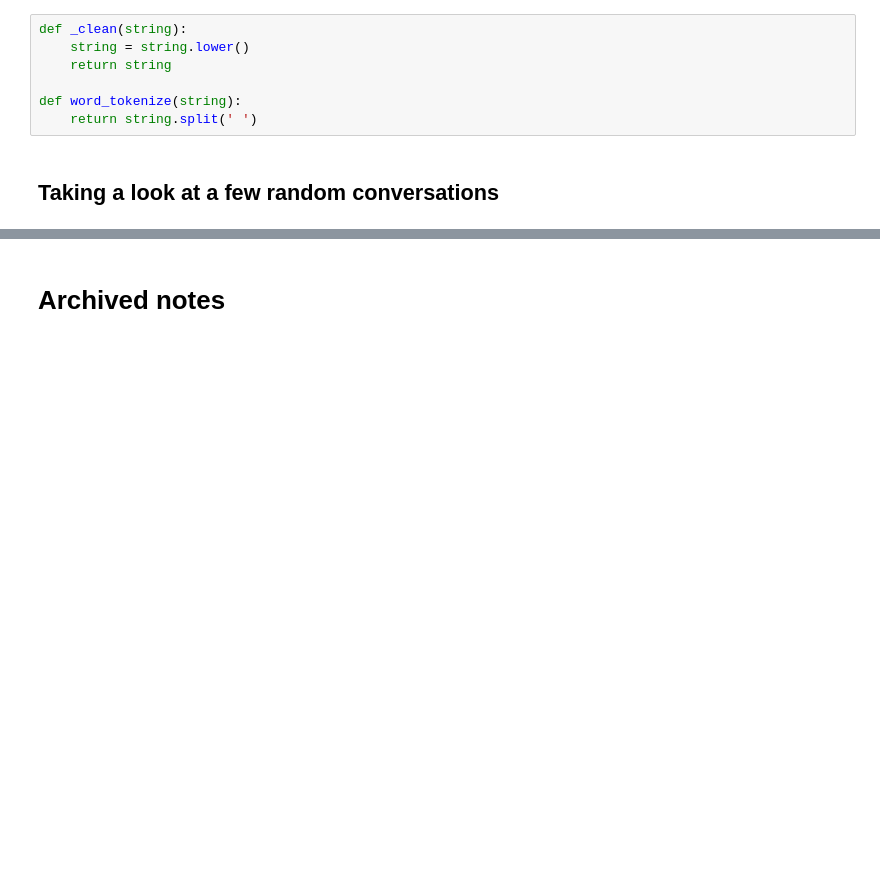
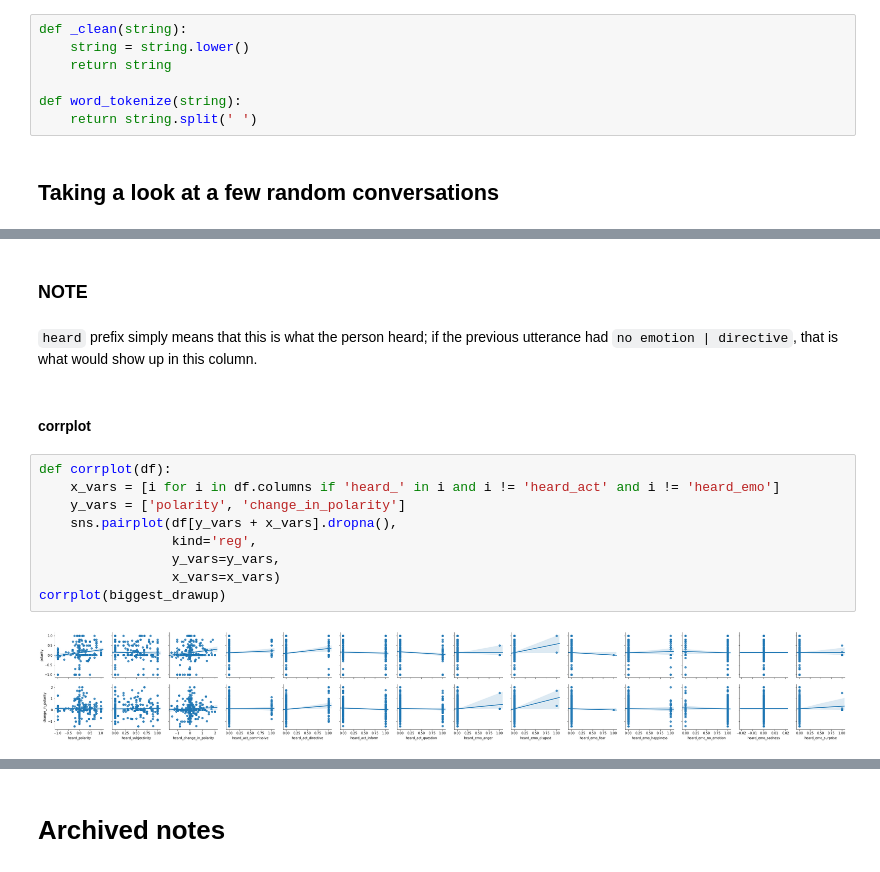
Before and after one commit to Ryanglambert/daily_dialogue, a Jupyter notebook: EDA.ipynb, the cells around one changed output, grey strips where cells are left out. Drawn from its saved outputs; the diff is of its cells as text; blank space fills up the shorter version.

```diff
--- a/EDA.ipynb
+++ b/EDA.ipynb
@@ -76,0 +104,17 @@ train
+# %% [markdown]
+### NOTE
+# %% [markdown]
+`heard` prefix simply means that this is what the person heard; if the previous utterance had `no emotion | directive`, that is what would show up in this column.
+# %% [markdown]
+#### corrplot
+# %%
+def corrplot(df):
+    x_vars = [i for i in df.columns if 'heard_' in i and i != 'heard_act' and i != 'heard_emo']
+    y_vars = ['polarity', 'change_in_polarity']
+    sns.pairplot(df[y_vars + x_vars].dropna(),
+                 kind='reg',
+                 y_vars=y_vars,
+                 x_vars=x_vars)
+corrplot(biggest_drawup)
+# %% [output]
+[figure, added]
```
Also changed, not shown: parts of 25 cells of this notebook.
